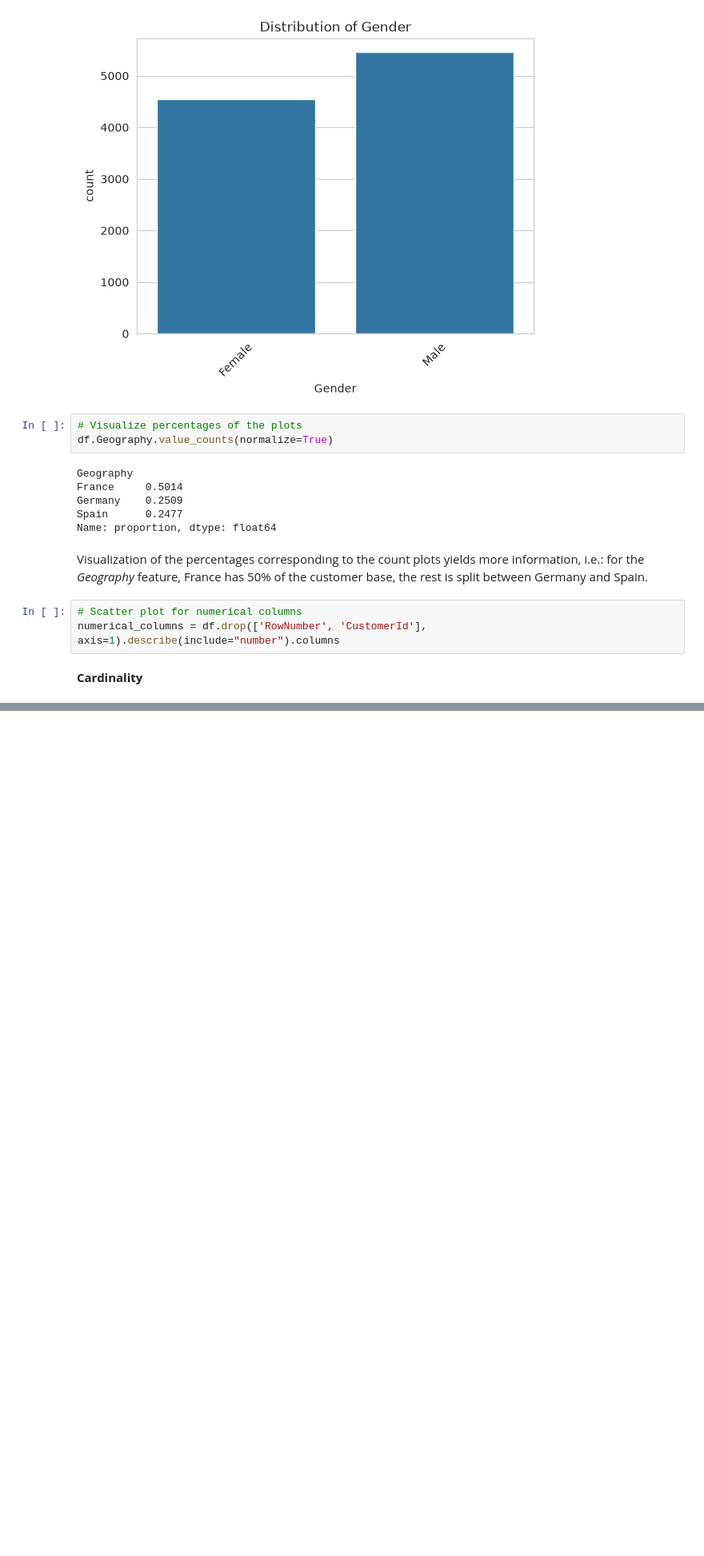
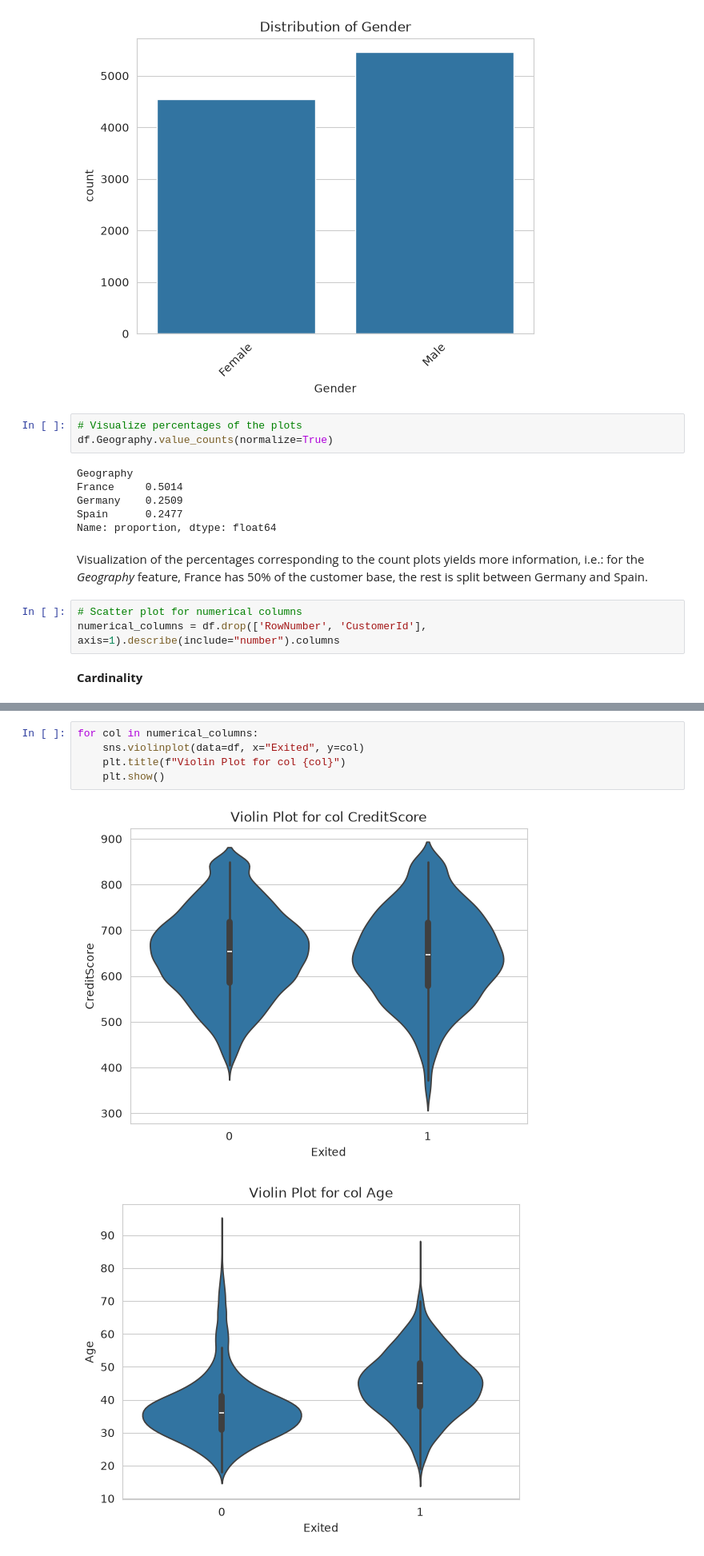
Before and after one commit to jmb-python-developer/ML-02-customer-churn-prediction, a Jupyter notebook: notebooks/notebook.ipynb, the cells around one changed output, grey strips where cells are left out. Shown at 80% size. Saved outputs shown, nothing was run; the diff lists cells and outputs as text; blank space fills up the shorter version.

```diff
--- a/notebooks/notebook.ipynb
+++ b/notebooks/notebook.ipynb
@@ -167,0 +227,8 @@ numerical_columns = df.drop(['RowNumber', 'CustomerId'], axis=1).describe(includ
+# %%
+for col in numerical_columns:
+    sns.violinplot(data=df, x="Exited", y=col)
+    plt.title(f"Violin Plot for col {col}")
+    plt.show()
+# %% [output]
+[figure, added]
+[figure, added]
```
Also changed, not shown: parts of 14 cells of this notebook.
